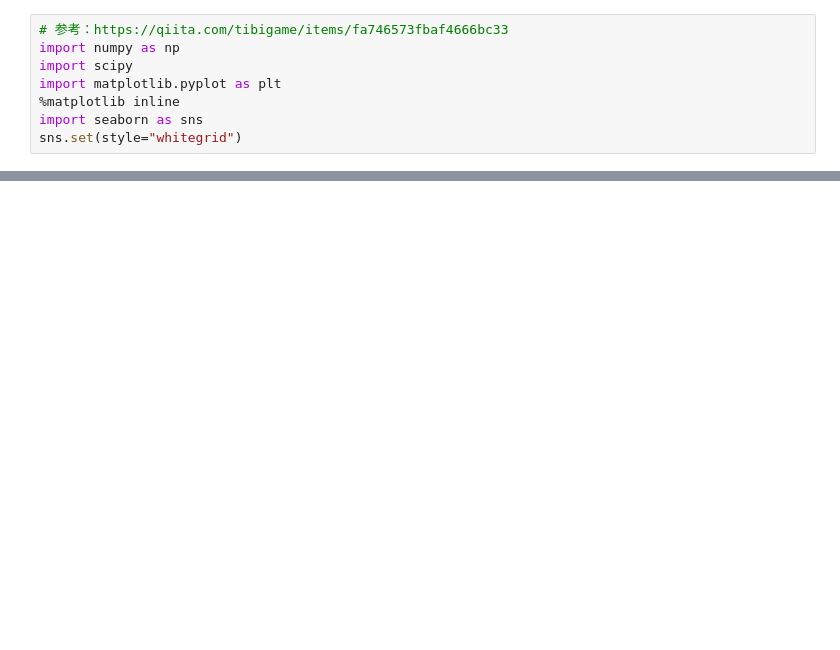
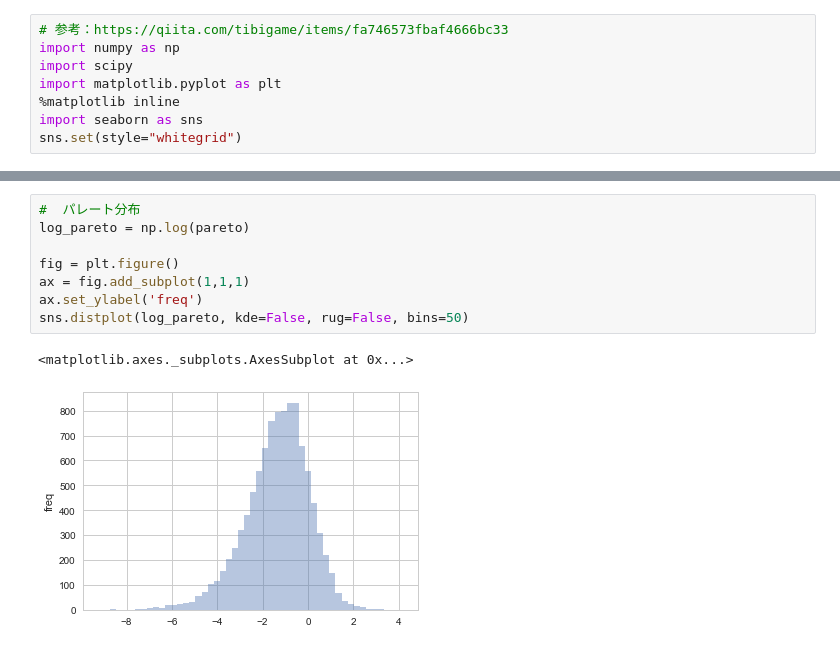
Before and after one commit to upura/upura.hatenablog, a Jupyter notebook: books_sites/distribution/log_power.ipynb, the cells around one changed output, grey strips where cells are left out. Drawn from its saved outputs; the diff is of its cells as text; blank space fills up the shorter version.

```diff
--- a/books_sites/distribution/log_power.ipynb
+++ b/books_sites/distribution/log_power.ipynb
@@ -32,0 +44,11 @@ sns.distplot(log_rand_exp, kde=False, rug=False, bins=50)
+# %%
+#  パレート分布
+log_pareto = np.log(pareto)
+
+fig = plt.figure()
+ax = fig.add_subplot(1,1,1)
+ax.set_ylabel('freq')
+sns.distplot(log_pareto, kde=False, rug=False, bins=50)
+# %% [output]
+<matplotlib.axes._subplots.AxesSubplot at 0x...>
+[figure, added]
```
Also changed, not shown: parts of 3 cells of this notebook.
